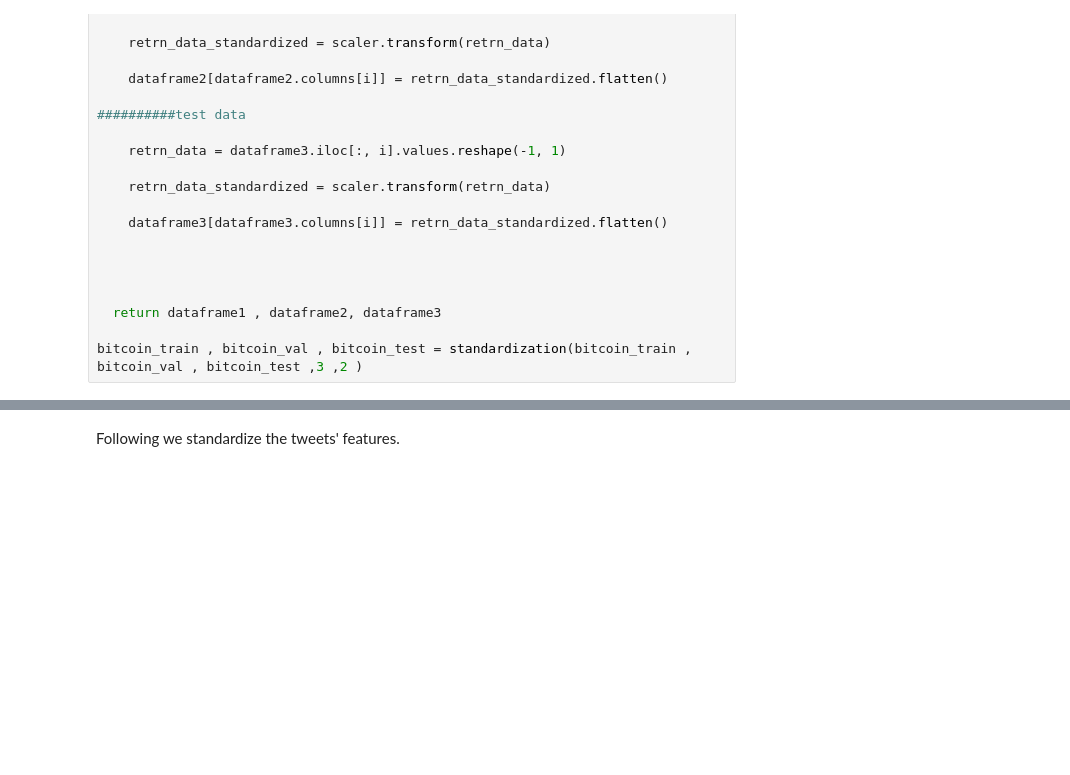
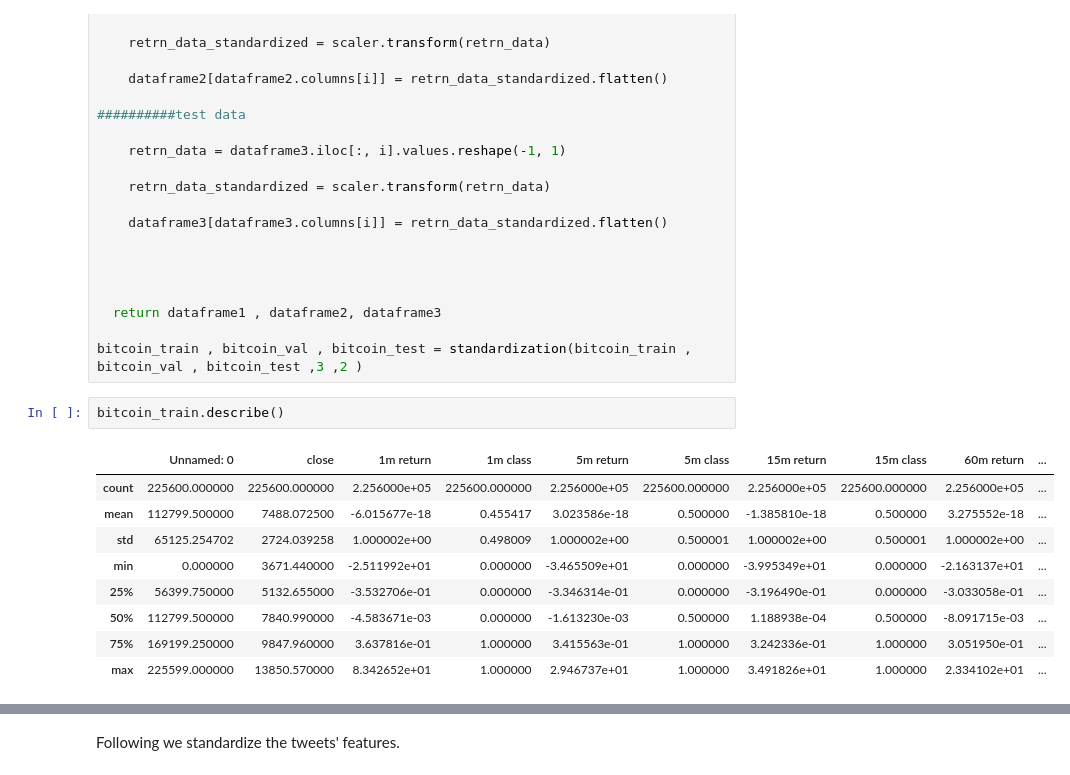
Before and after one commit to Maaz77/Bitcoin-Market-Prediction, a Jupyter notebook: Gen_memory_data.ipynb, the cells around one changed output, grey strips where cells are left out. Drawn from its saved outputs; the diff is of its cells as text; blank space fills up the shorter version.

```diff
--- a/Gen_memory_data.ipynb
+++ b/Gen_memory_data.ipynb
@@ -213,3 +297,15 @@ def standardization( dataframe1, dataframe2, dataframe3 ,startcolumns , step ):
   return dataframe1 , dataframe2, dataframe3
 
 bitcoin_train , bitcoin_val , bitcoin_test = standardization(bitcoin_train , bitcoin_val , bitcoin_test ,3 ,2 )
+# %%
+bitcoin_train.describe()
+# %% [output]
+|  | Unnamed: 0 | close | 1m return | 1m class | 5m return | 5m class | 15m return | 15m class | 60m return | ... |
+| count | 225600.000000 | 225600.000000 | 2.256000e+05 | 225600.000000 | 2.256000e+05 | 225600.000000 | 2.256000e+05 | 225600.000000 | 2.256000e+05 | ... |
+| mean | 112799.500000 | 7488.072500 | -6.015677e-18 | 0.455417 | 3.023586e-18 | 0.500000 | -1.385810e-18 | 0.500000 | 3.275552e-18 | ... |
+| std | 65125.254702 | 2724.039258 | 1.000002e+00 | 0.498009 | 1.000002e+00 | 0.500001 | 1.000002e+00 | 0.500001 | 1.000002e+00 | ... |
+| min | 0.000000 | 3671.440000 | -2.511992e+01 | 0.000000 | -3.465509e+01 | 0.000000 | -3.995349e+01 | 0.000000 | -2.163137e+01 | ... |
+| 25% | 56399.750000 | 5132.655000 | -3.532706e-01 | 0.000000 | -3.346314e-01 | 0.000000 | -3.196490e-01 | 0.000000 | -3.033058e-01 | ... |
+| 50% | 112799.500000 | 7840.990000 | -4.583671e-03 | 0.000000 | -1.613230e-03 | 0.500000 | 1.188938e-04 | 0.500000 | -8.091715e-03 | ... |
+| 75% | 169199.250000 | 9847.960000 | 3.637816e-01 | 1.000000 | 3.415563e-01 | 1.000000 | 3.242336e-01 | 1.000000 | 3.051950e-01 | ... |
+| max | 225599.000000 | 13850.570000 | 8.342652e+01 | 1.000000 | 2.946737e+01 | 1.000000 | 3.491826e+01 | 1.000000 | 2.334102e+01 | ... |
```
Also changed, not shown: parts of 27 cells of this notebook, 56 other files.
